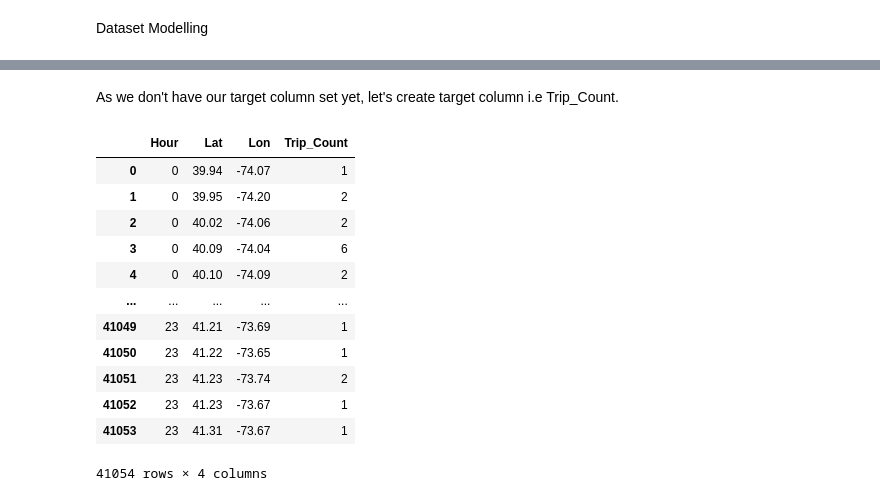
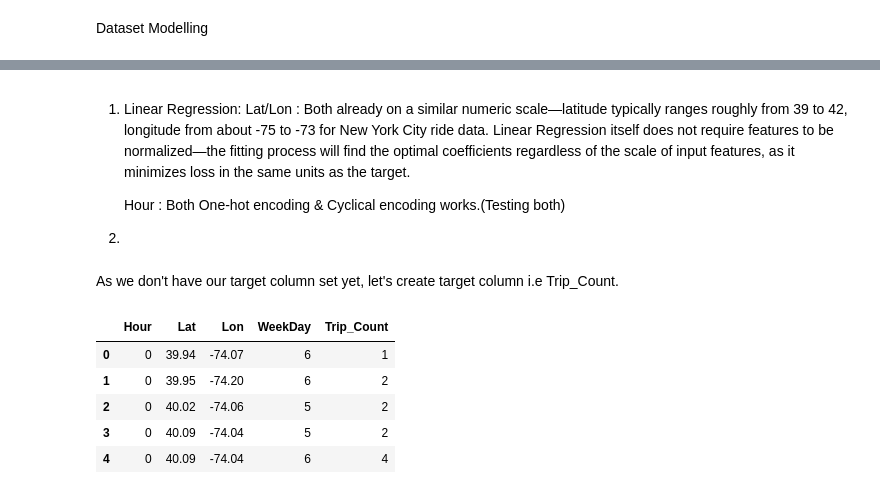
Before and after one commit to ssnannaware27/Ride_Demand_Prediction_UBER, a Jupyter notebook: Notebook/ride_demand_prediction.ipynb, the cells around one changed output, grey strips where cells are left out. Drawn from its saved outputs; the diff is of its cells as text; code cells hidden in the pictures.

```diff
--- a/Notebook/ride_demand_prediction.ipynb
+++ b/Notebook/ride_demand_prediction.ipynb
@@ -192,3 +182,11 @@ df_2014.head(5)
+# %% [markdown]
+1. Linear Regression:
+    Lat/Lon : Both already on a similar numeric scale—latitude typically ranges roughly from 39 to 42, longitude from about -75 to   -73 for New York City ride data.
+    Linear Regression itself does not require features to be normalized—the fitting process will find the optimal coefficients regardless of the scale of input features, as it minimizes loss in the same units as the target.
+
+    Hour : Both One-hot encoding & Cyclical encoding works.(Testing both)
+
+2.
 # %% [markdown]
 As we don't have our target column set yet, let's create target column i.e Trip_Count.
 # %%
@@ -196,17 +194,10 @@ grouped = df_2014.groupby(['Hour', 'Lat', 'Lon']).size().reset_index(name = 'Tri
-# %%
-grouped
-# %% [output]
-|  | Hour | Lat | Lon | Trip_Count |
-| 0 | 0 | 39.94 | -74.07 | 1 |
-| 1 | 0 | 39.95 | -74.20 | 2 |
-| 2 | 0 | 40.02 | -74.06 | 2 |
-| 3 | 0 | 40.09 | -74.04 | 6 |
-| 4 | 0 | 40.10 | -74.09 | 2 |
-| ... | ... | ... | ... | ... |
-| 41049 | 23 | 41.21 | -73.69 | 1 |
-| 41050 | 23 | 41.22 | -73.65 | 1 |
-| 41051 | 23 | 41.23 | -73.74 | 2 |
-| 41052 | 23 | 41.23 | -73.67 | 1 |
-| 41053 | 23 | 41.31 | -73.67 | 1 |
-41054 rows × 4 columns
+# %%
+grouped.head(5)
+# %% [output]
+|  | Hour | Lat | Lon | WeekDay | Trip_Count |
+| 0 | 0 | 39.94 | -74.07 | 6 | 1 |
+| 1 | 0 | 39.95 | -74.20 | 6 | 2 |
+| 2 | 0 | 40.02 | -74.06 | 5 | 2 |
+| 3 | 0 | 40.09 | -74.04 | 5 | 2 |
+| 4 | 0 | 40.09 | -74.04 | 6 | 4 |
 # %% [markdown]
```
Also changed, not shown: parts of 25 cells of this notebook.
